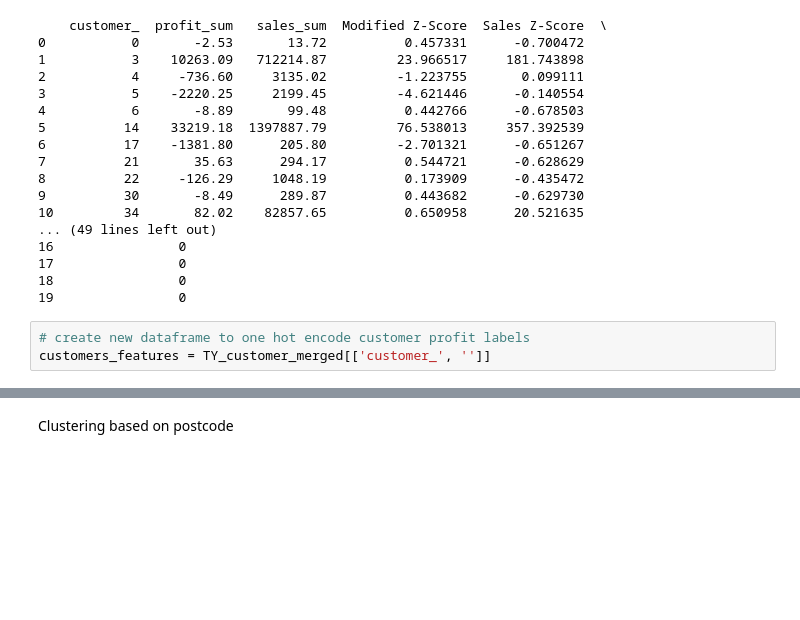
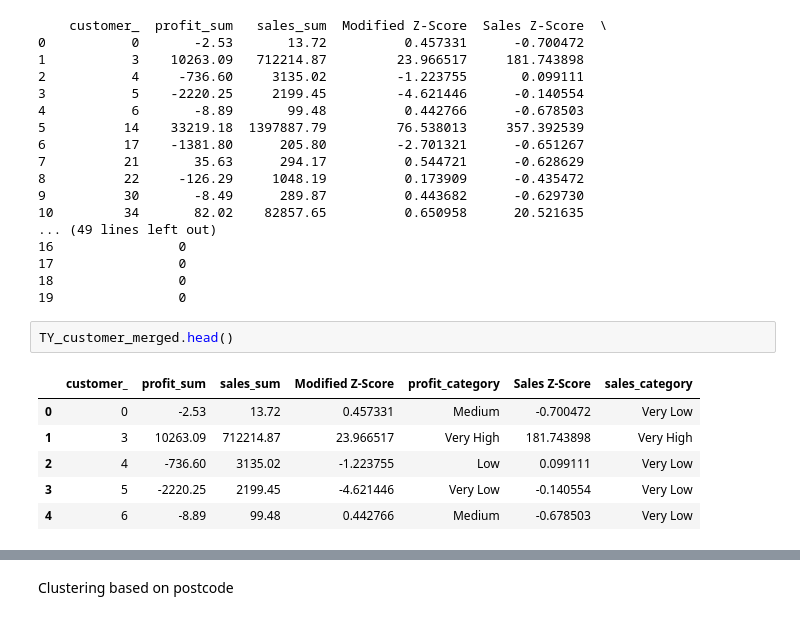
Before and after one commit to Wendyessilfie/Business-statistics-, a Jupyter notebook: taoyin notebook.ipynb, the cells around one changed output, grey strips where cells are left out. Drawn from its saved outputs; the diff is of its cells as text; blank space fills up the shorter version.

```diff
--- a/taoyin notebook.ipynb
+++ b/taoyin notebook.ipynb
@@ -308,6 +308,12 @@ print(customers_features.head(20))
 17                0
 18                0
 19                0
-# %%
-# create new dataframe to one hot encode customer profit labels
-customers_features = TY_customer_merged[['customer_', '']]
+# %%
+TY_customer_merged.head()
+# %% [output]
+|  | customer_ | profit_sum | sales_sum | Modified Z-Score | profit_category | Sales Z-Score | sales_category |
+| 0 | 0 | -2.53 | 13.72 | 0.457331 | Medium | -0.700472 | Very Low |
+| 1 | 3 | 10263.09 | 712214.87 | 23.966517 | Very High | 181.743898 | Very High |
+| 2 | 4 | -736.60 | 3135.02 | -1.223755 | Low | 0.099111 | Very Low |
+| 3 | 5 | -2220.25 | 2199.45 | -4.621446 | Very Low | -0.140554 | Very Low |
+| 4 | 6 | -8.89 | 99.48 | 0.442766 | Medium | -0.678503 | Very Low |
```
Also changed, not shown: parts of 3 cells of this notebook.
